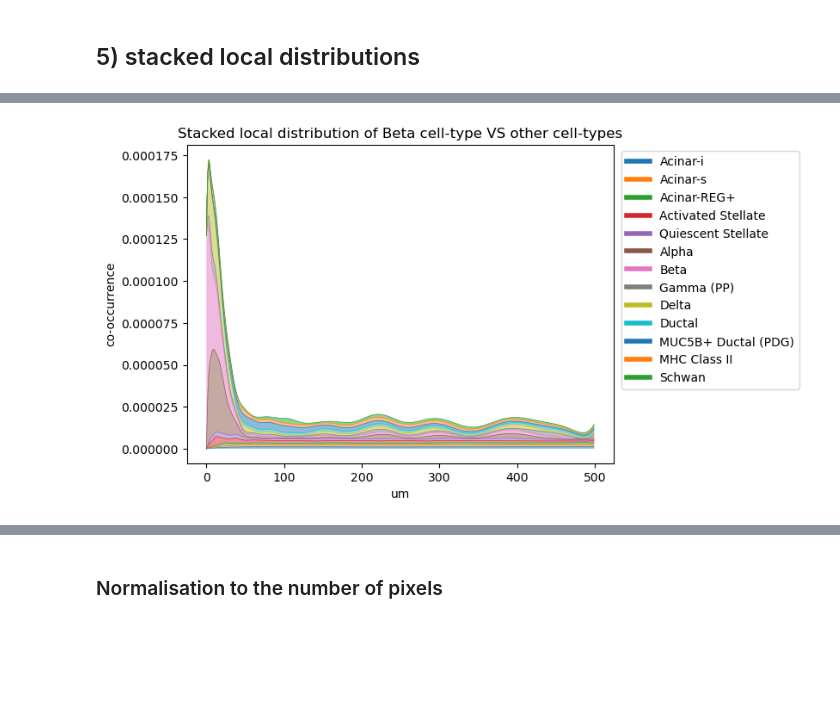
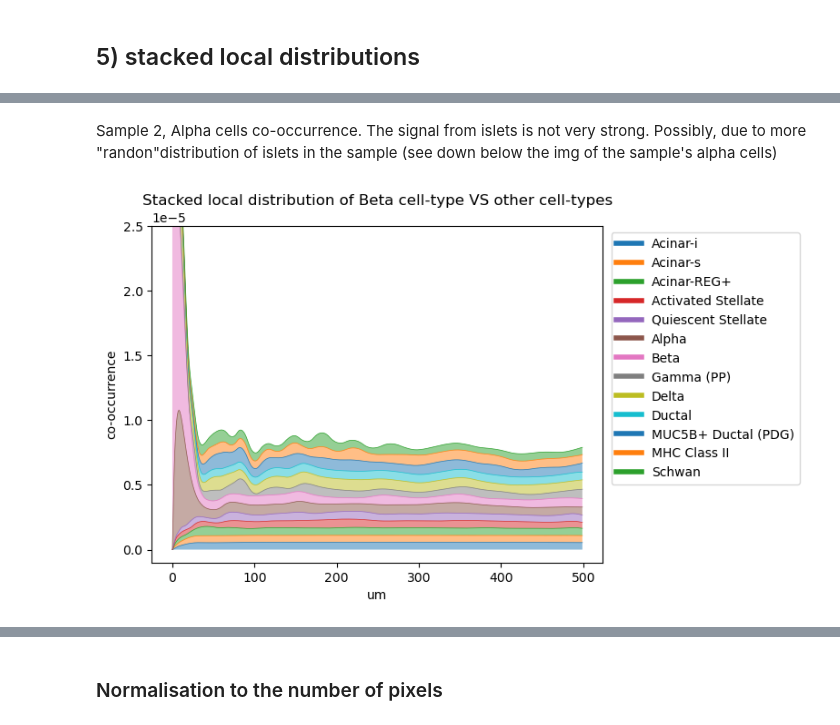
Before and after one commit to HiDiHlabs/sonar, a Jupyter notebook: sonar/plotting_functions_test.ipynb, the cells around one changed output, grey strips where cells are left out. Saved outputs shown, nothing was run; the diff lists cells and outputs as text; code cells hidden in the pictures; blank space fills up the shorter version.

Commit message:
interpolate.splrep change, stacked plots test

```diff
--- a/sonar/plotting_functions_test.ipynb
+++ b/sonar/plotting_functions_test.ipynb
@@ -61,7 +61,7 @@ else:
 # %%
 plt.figure(figsize=[10,10])
 
-n_sample = 1
+n_sample = 4
 
 # Load the pancreas tissue matrix:
 tissue_matrix = np.load('/dh-projects/ag-ishaque/analysis/anastasiia/projects/sonar/test/ISS-pancreas/data/sample_matrices.npz')['sample_'+str(n_sample)]
@@ -334,4 +340,4 @@ def ct_pixel_calc(original_img = rescaled, cell_type_labels = relevant_cluster_l
 
     return list(tissue_pixels)
 # %%
-tissue_pixel_ = ct_pixel_calc()
+tissue_pixel_ = ct_pixel_calc(original_img = rescaled)
@@ -338,10 +348,13 @@ tissue_pixel_ = ct_pixel_calc()
 # %%
 """ Tasks:
 - to add expected values on the right hand side of the plot
-- cell_type_labels should be changed
+- change color palette? SO that there are no repetitions
+- also maybe the location and the order of the legend needs to be changed.
+So that it reflrcts the order of cell-types and also can possibly start from the bottom right conner
+
 """
 
-def stacked_cooc_plot(cooc_curves_res, cell_type, normal_array=None, cell_type_labels = relevant_cluster_labels, um_per_px = 1.0):
+def stacked_local_distrib(cooc_curves_res, cell_type, normal_array=None, cell_type_labels = relevant_cluster_labels, um_per_px = 1.0):
                     #cell_type_labels should be changed
     """
     Plots stacked co-occurrence plots which shows their distribution over different distances
@@ -367,6 +380,7 @@ def stacked_cooc_plot(cooc_curves_res, cell_type, normal_array=None, cell_type_l
     ax.set_ylabel("co-occurrence")
     ax.set_xlabel("um")
     ax.set_title(f"Stacked local distribution of {cell_type_labels[cell_type]} cell-type VS other cell-types")
+    ax.set_ylim(-0.000001, 0.00003)
 
     # plotting of other cell-types
     for i in ct_list:
@@ -388,5 +448,8 @@ def stacked_cooc_plot(cooc_curves_res, cell_type, normal_array=None, cell_type_l
+# %% [markdown]
+Sample 2, Alpha cells co-occurrence.
+The signal from islets is not very strong. Possibly, due to more "randon"distribution of islets in the sample (see down below the img of the sample's alpha cells)
 # %%
-stacked_cooc_plot(cooc_template_, 6, normal_array=tissue_pixel_)
-# stacked_cooc_plot(cooc_template_, 6)
+stacked_local_distrib(cooc_template_, 6, normal_array=tissue_pixel_)
+# stacked_local_distrib(cooc_template_, 6)
 # %% [output]
-[figure, old version]
+[figure, new version]
```
Also changed, not shown: parts of 25 cells of this notebook, 2 other files.
